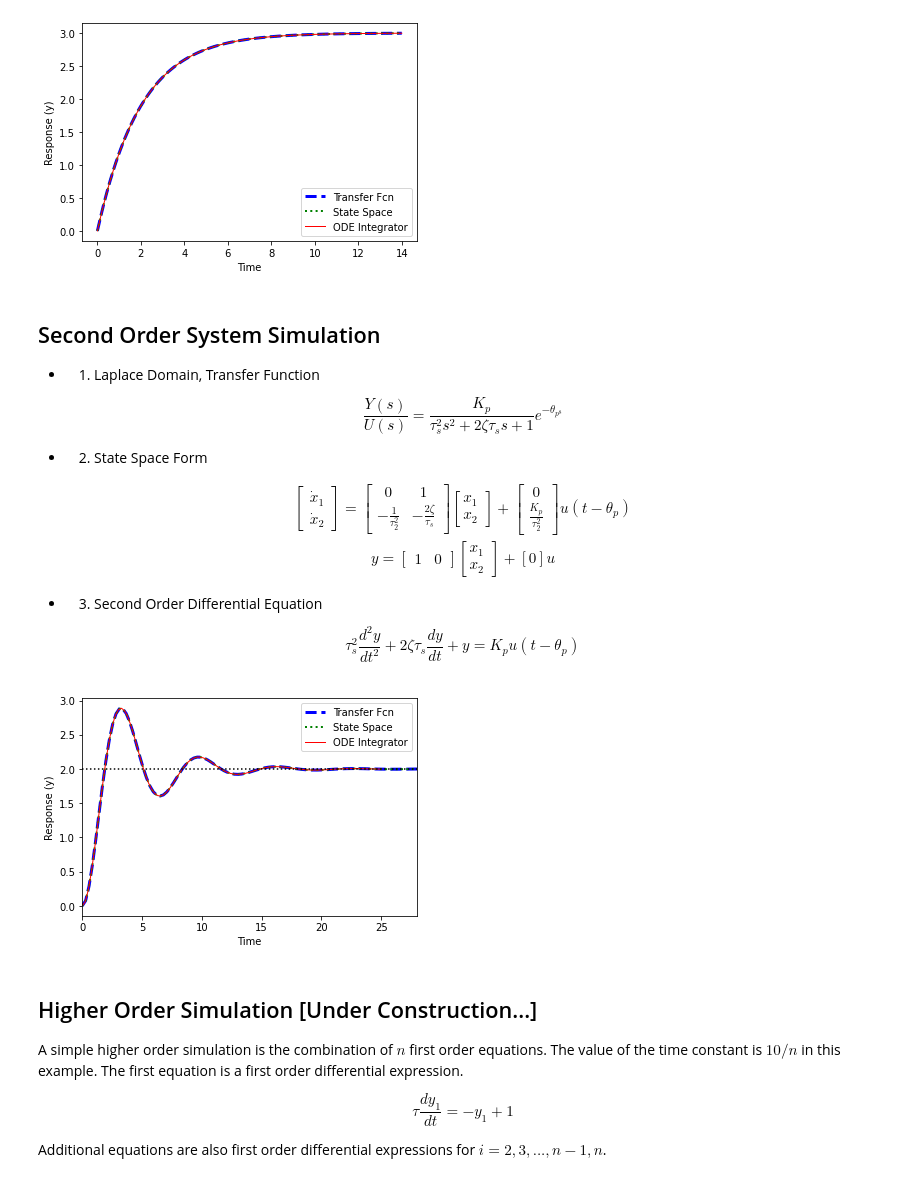
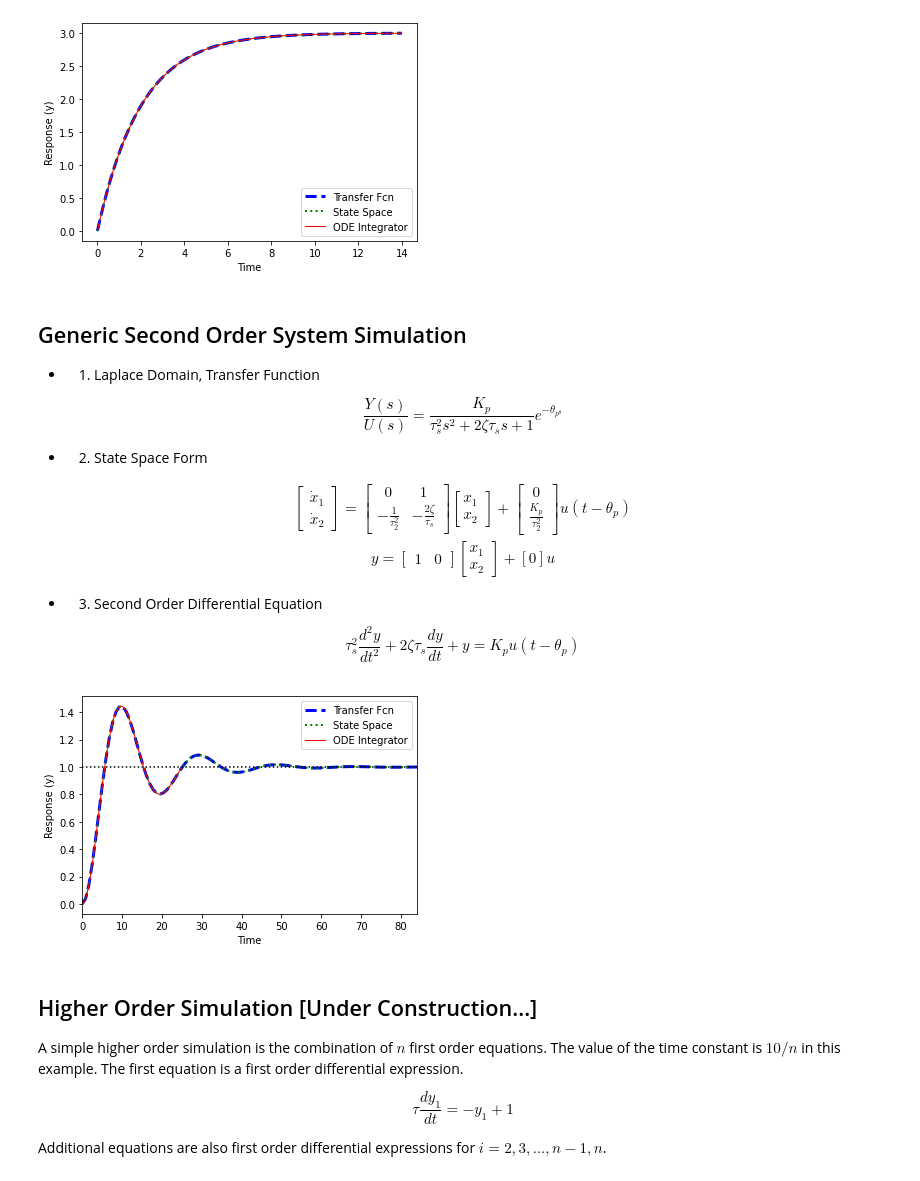
Before and after one commit to Xiuhcoatl-013/Numerical-Methods, a Jupyter notebook: notes/pid_controller/arduino_PID_control_tutorial.ipynb, the cells around one changed output. Saved outputs shown, nothing was run; the diff lists cells and outputs as text; code cells hidden in the pictures.

```diff
--- a/notes/pid_controller/arduino_PID_control_tutorial.ipynb
+++ b/notes/pid_controller/arduino_PID_control_tutorial.ipynb
@@ -303,7 +301,7 @@ plt.show()
 # %% [output]
 [figure]
 # %% [markdown]
-## Second Order System Simulation
+## Generic Second Order System Simulation
 
 * 1. Laplace Domain, Transfer Function
 
@@ -353,8 +351,8 @@ import matplotlib.pyplot as plt
 from scipy.integrate import odeint
 
 # tau * dy2/dt2 + 2*zeta*tau*dy/dt + y = Kp*u
-Kp = 2.0    # gain
-tau = 1.0   # time constant
+Kp = 1.0    # gain
+tau = 3.0   # time constant
 zeta = 0.25 # damping factor
 theta = 0.0 # no time delay
 du = 1.0    # change in u
@@ -372,34 +370,34 @@ C = [1.0,0.0]
 D = 0.0
 sys2 = signal.StateSpace(A,B,C,D)
 t2,y2 = signal.step(sys2)
 
 # (3) ODE Integrator
 def model3(x,t):
     y = x[0]
     dydt = x[1]
     dy2dt2 = (-2.0*zeta*tau*dydt - y + Kp*du)/tau**2
     return [dydt,dy2dt2]
 
 
 
 t3 = np.linspace(0,25,100)
 x3 = odeint(model3,[0,0],t3)
 y3 = x3[:,0]
 
 plt.figure(1)
 plt.plot(t1,y1*du,'b--',linewidth=3,label='Transfer Fcn')
 plt.plot(t2,y2*du,'g:',linewidth=2,label='State Space')
 plt.plot(t3,y3,'r-',linewidth=1,label='ODE Integrator')
 y_ss = Kp * du
 plt.plot([0,max(t1)],[y_ss,y_ss],'k:')
 plt.xlim([0,max(t1)])
 plt.xlabel('Time')
 plt.ylabel('Response (y)')
 plt.legend(loc='best')
 plt.savefig('images/2nd_order.png')
 plt.show()
 # %% [output]
-[figure, old version]
+[figure, new version]
 # %% [markdown]
 ## Higher Order Simulation [Under Construction...]
 
```
Also changed, not shown: parts of 3 cells of this notebook, 14 other files.
